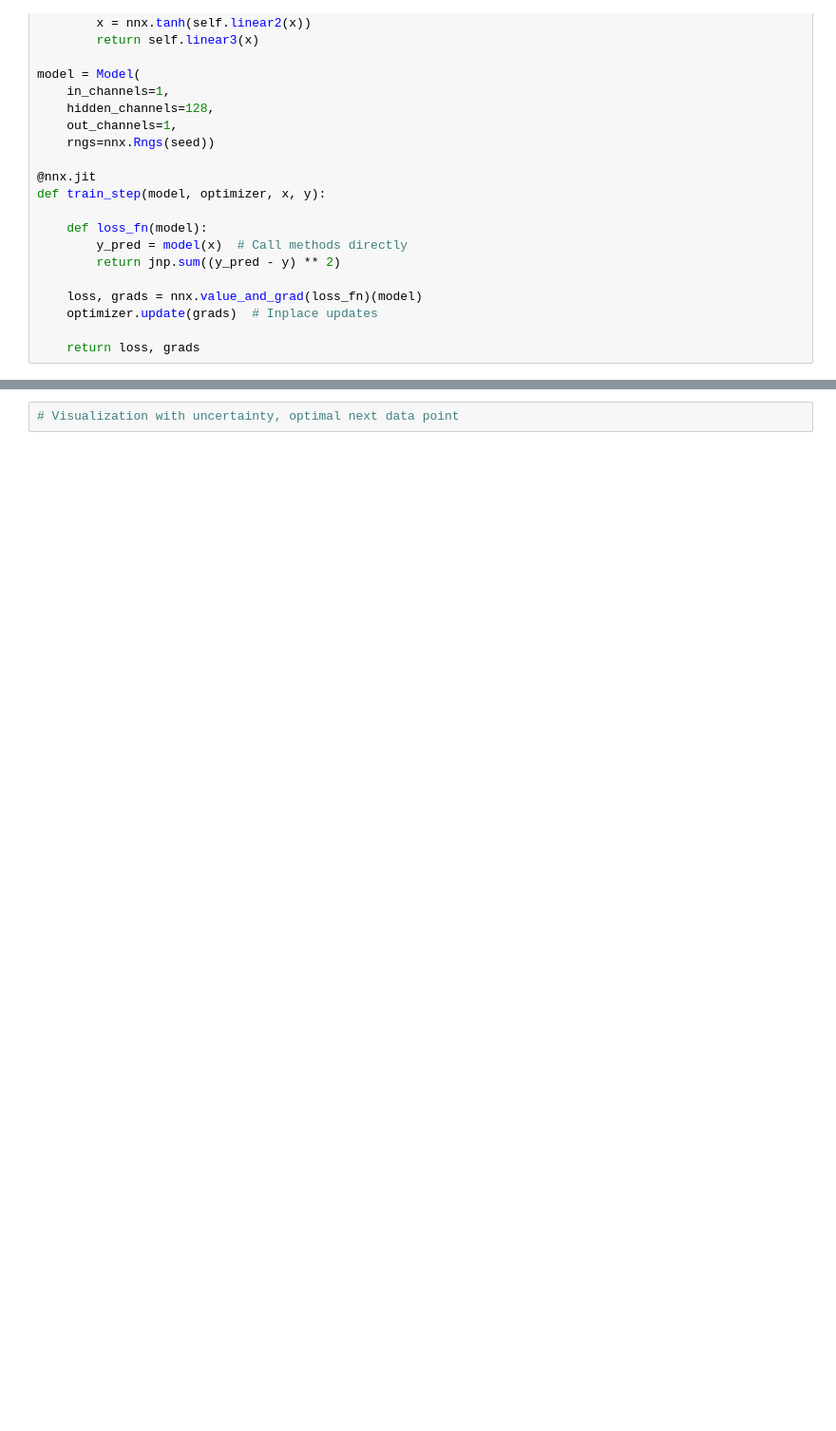
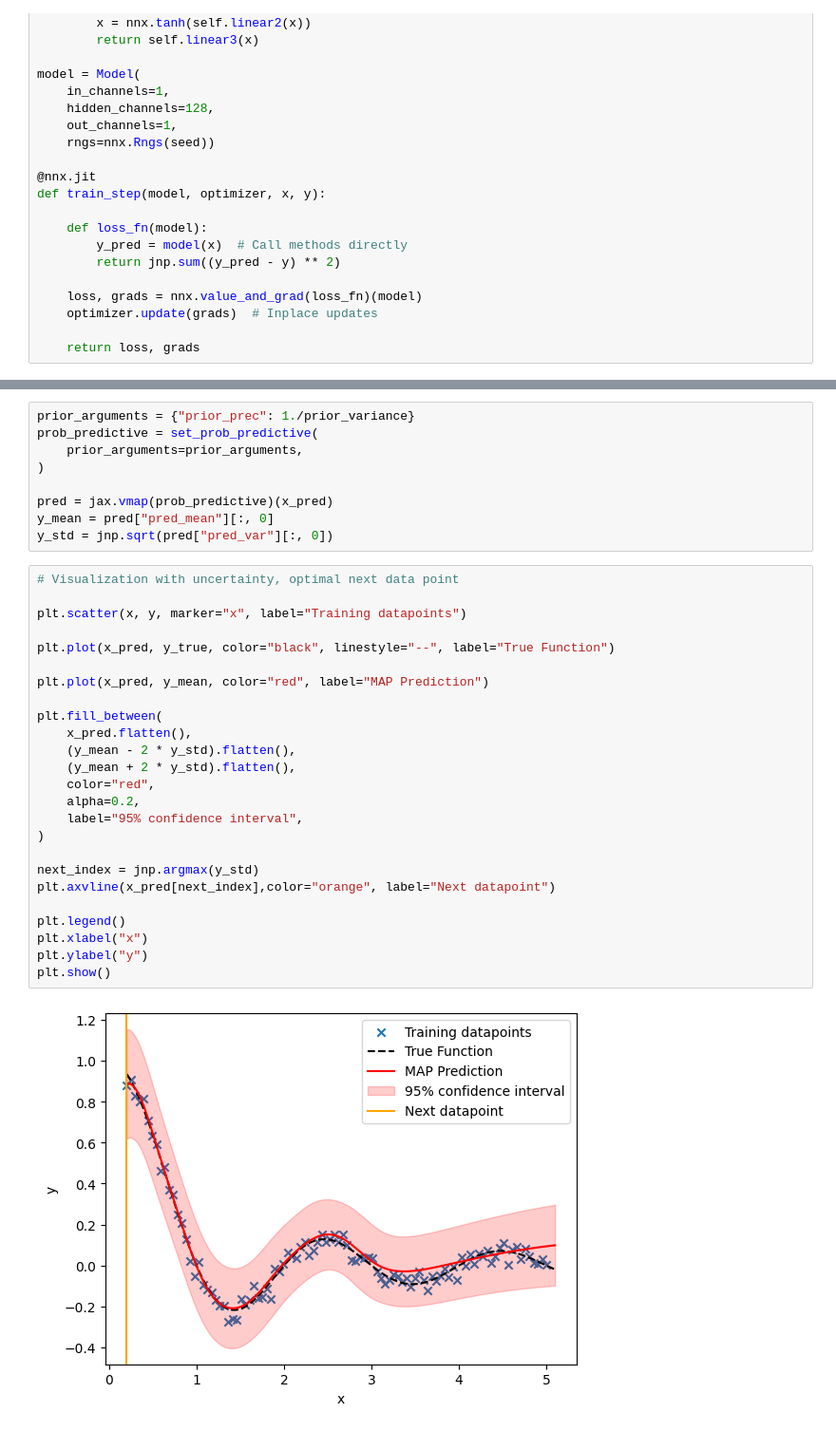
Before and after one commit to laplax-org/laplax, a Jupyter notebook: examples/0003_laplax_for_active_learning.ipynb, the cells around one changed output, grey strips where cells are left out. Shown at 95% size. Cells and saved outputs as stored; diff of their text form; blank space fills up the shorter version.

```diff
--- a/examples/0003_laplax_for_active_learning.ipynb
+++ b/examples/0003_laplax_for_active_learning.ipynb
@@ -127,2 +168,36 @@ plt.show()
+# %%
+prior_arguments = {"prior_prec": 1./prior_variance}
+prob_predictive = set_prob_predictive(
+    prior_arguments=prior_arguments,
+)
+
+pred = jax.vmap(prob_predictive)(x_pred)
+y_mean = pred["pred_mean"][:, 0]
+y_std = jnp.sqrt(pred["pred_var"][:, 0])
 # %%
 # Visualization with uncertainty, optimal next data point
+
+plt.scatter(x, y, marker="x", label="Training datapoints")
+
+plt.plot(x_pred, y_true, color="black", linestyle="--", label="True Function")
+
+plt.plot(x_pred, y_mean, color="red", label="MAP Prediction")
+
+plt.fill_between(
+    x_pred.flatten(),
+    (y_mean - 2 * y_std).flatten(),
+    (y_mean + 2 * y_std).flatten(),
+    color="red",
+    alpha=0.2,
+    label="95% confidence interval",
+)
+
+next_index = jnp.argmax(y_std)
+plt.axvline(x_pred[next_index],color="orange", label="Next datapoint")
+
+plt.legend()
+plt.xlabel("x")
+plt.ylabel("y")
+plt.show()
+# %% [output]
+[figure, added]
```
Also changed, not shown: parts of 5 cells of this notebook.
